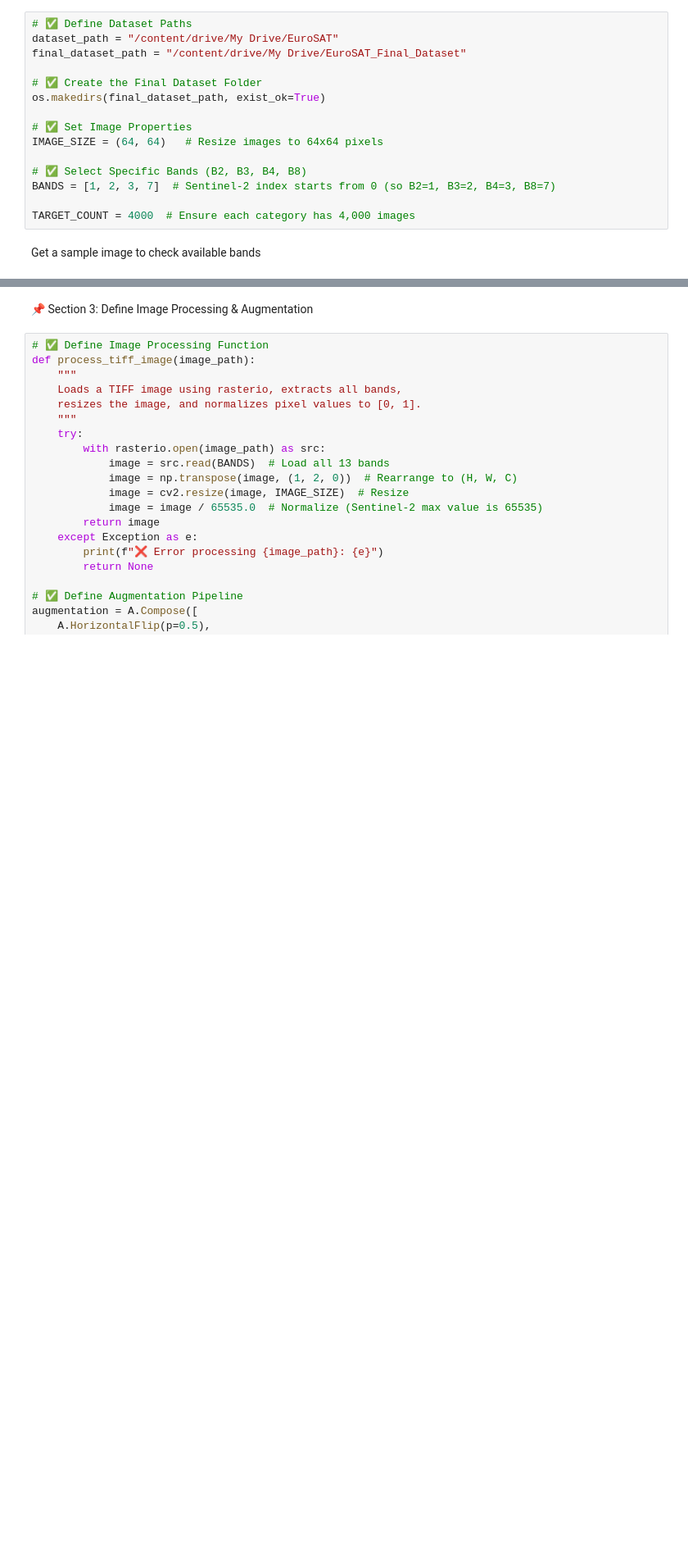
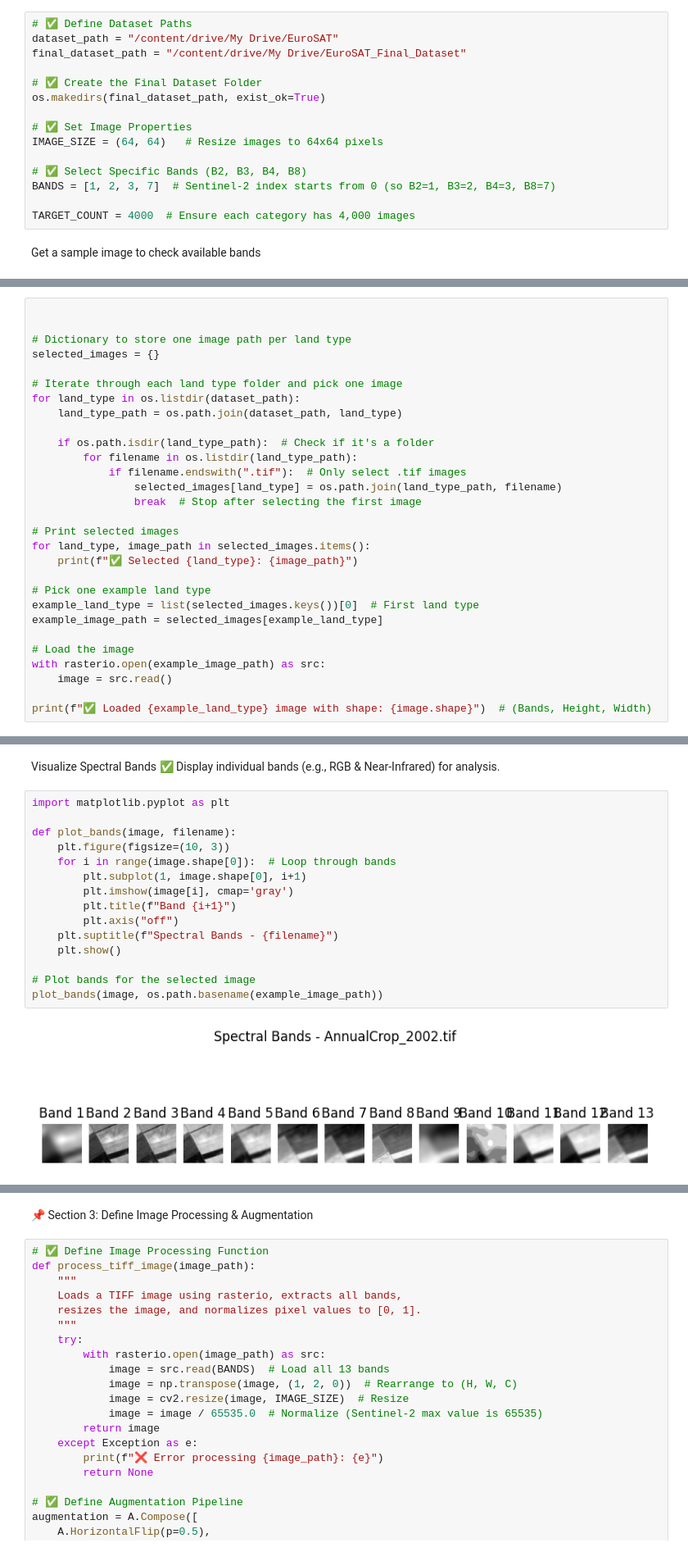
Before and after one commit to ahmed-hazem-1/DEPI-Project--Land-Type-Classification, a Jupyter notebook: 1st milestone/1st_Milestone.ipynb, the cells around one changed output, grey strips where cells are left out. Shown: that part at 82% size. Saved outputs shown, nothing was run; the diff lists cells and outputs as text; blank space fills up the shorter version.

```diff
--- a/1st milestone/1st_Milestone.ipynb
+++ b/1st milestone/1st_Milestone.ipynb
@@ -65,0 +68,29 @@ else:
+# %%
+
+
+# Dictionary to store one image path per land type
+selected_images = {}
+
+# Iterate through each land type folder and pick one image
+for land_type in os.listdir(dataset_path):
+    land_type_path = os.path.join(dataset_path, land_type)
+
+    if os.path.isdir(land_type_path):  # Check if it's a folder
+        for filename in os.listdir(land_type_path):
+            if filename.endswith(".tif"):  # Only select .tif images
+                selected_images[land_type] = os.path.join(land_type_path, filename)
+                break  # Stop after selecting the first image
+
+# Print selected images
+for land_type, image_path in selected_images.items():
+    print(f"✅ Selected {land_type}: {image_path}")
+
+# Pick one example land type
+example_land_type = list(selected_images.keys())[0]  # First land type
+example_image_path = selected_images[example_land_type]
+
+# Load the image
+with rasterio.open(example_image_path) as src:
+    image = src.read()
+
+print(f"✅ Loaded {example_land_type} image with shape: {image.shape}")  # (Bands, Height, Width)
@@ -65,0 +109,19 @@ else:
+# %% [markdown]
+Visualize Spectral Bands ✅ Display individual bands (e.g., RGB & Near-Infrared) for analysis.
+# %%
+import matplotlib.pyplot as plt
+
+def plot_bands(image, filename):
+    plt.figure(figsize=(10, 3))
+    for i in range(image.shape[0]):  # Loop through bands
+        plt.subplot(1, image.shape[0], i+1)
+        plt.imshow(image[i], cmap='gray')
+        plt.title(f"Band {i+1}")
+        plt.axis("off")
+    plt.suptitle(f"Spectral Bands - {filename}")
+    plt.show()
+
+# Plot bands for the selected image
+plot_bands(image, os.path.basename(example_image_path))
+# %% [output]
+[figure, added]
```
Also changed, not shown: parts of 11 cells of this notebook.
